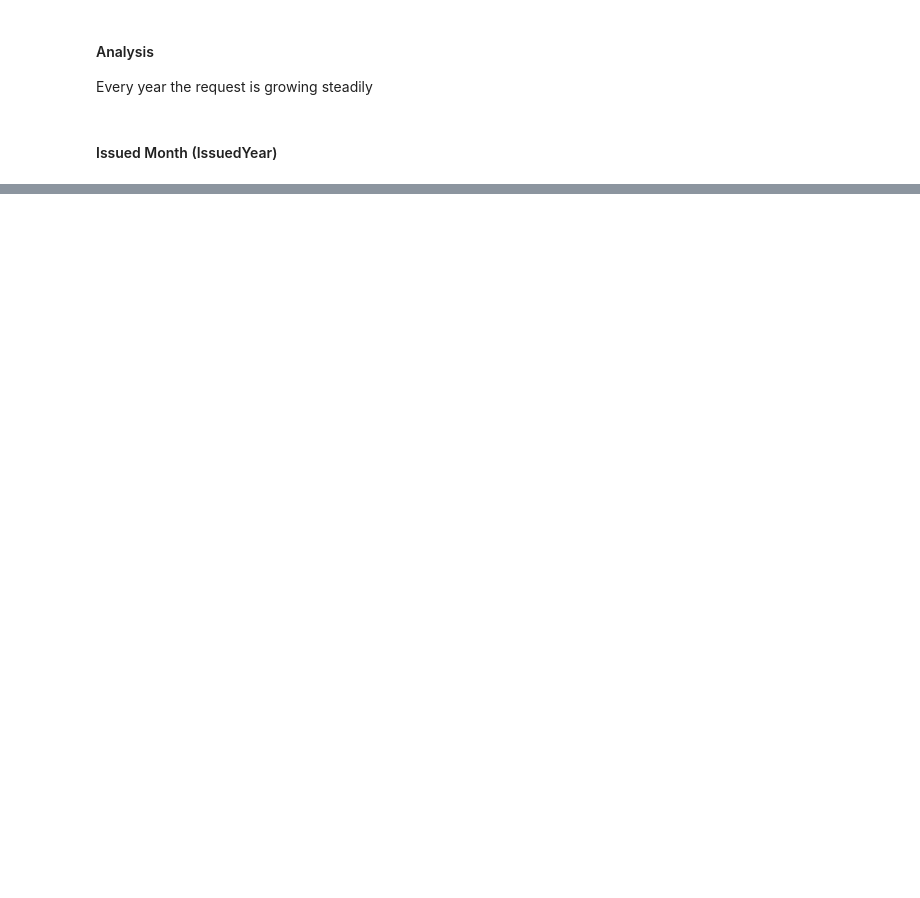
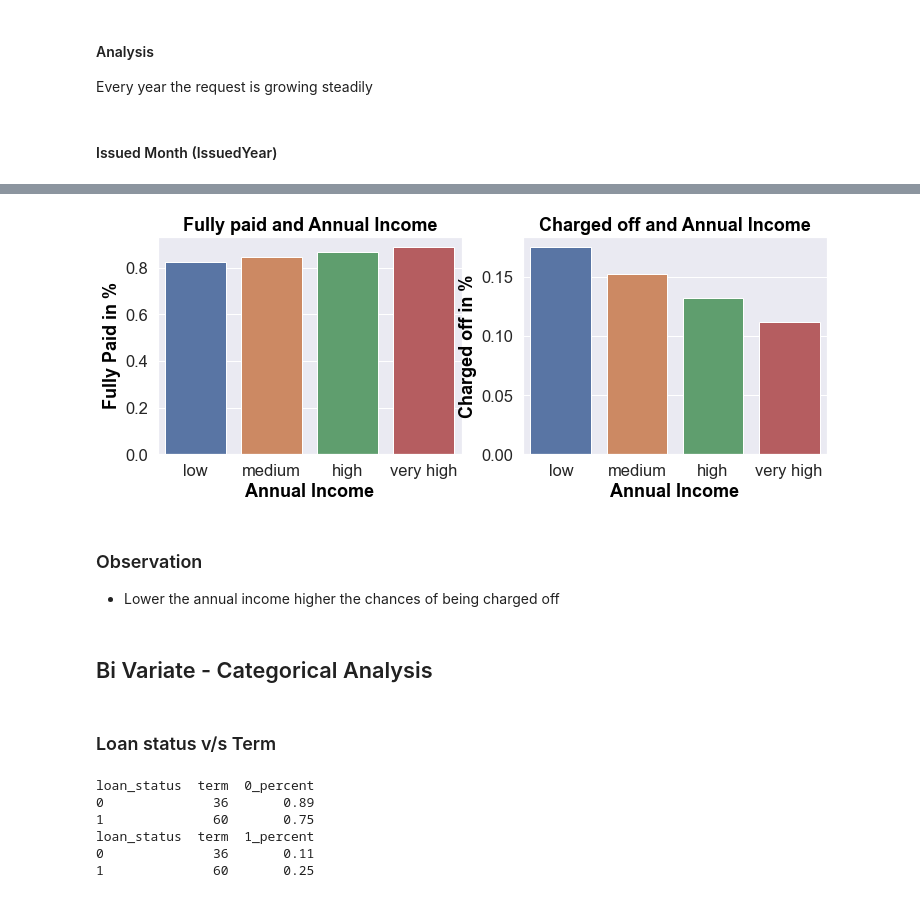
Before and after one commit to mazinmk/lending-club, a Jupyter notebook: Lending-Club-Case-Study.ipynb, the cells around one changed output, grey strips where cells are left out. Cells and saved outputs as stored; diff of their text form; code cells hidden in the pictures; blank space fills up the shorter version.

```diff
--- a/Lending-Club-Case-Study.ipynb
+++ b/Lending-Club-Case-Study.ipynb
@@ -1033,0 +1190,17 @@ plt.show()
+# %%
+# Create 4 segments for Annual Income by using q cut 4 quartiles
+
+qcut_series , qcut_intervals= pd.qcut(loans_df.annual_inc, q=4,
+                                      labels=['low','medium', 'high', 'very high'],
+                                      retbins=True)
+
+loans_df['ann_inc_bins'] = qcut_series
+
+# Compute the fully paid and charged off percentage
+
+ann_inc_filter = loans_df.groupby(['ann_inc_bins'])['loan_status'].value_counts().unstack().reset_index()
+ann_inc_filter['1_percent'] = (ann_inc_filter[1] / (ann_inc_filter[1] + ann_inc_filter[0]))
+ann_inc_filter['0_percent'] = (ann_inc_filter[0] / (ann_inc_filter[1] + ann_inc_filter[0]))
+print (ann_inc_filter[['ann_inc_bins', '0_percent']].sort_values(('0_percent'), ascending=False))
+print ("------------------------------------------")
+print (ann_inc_filter[['ann_inc_bins', '1_percent']].sort_values(('1_percent'), ascending=False))
@@ -1033,0 +1219,43 @@ plt.show()
+# %%
+# Plot the graphs
+plt.figure(figsize=(12,4))
+
+# subplot 1
+plt.subplot(1, 2, 1)
+fig_1 = sns.barplot(x='ann_inc_bins', y='0_percent', data=ann_inc_filter)
+fig_1.set_title('Fully paid and Annual Income',color='black',fontweight='bold')
+fig_1.set_xlabel('Annual Income', color='black',fontweight='bold')
+fig_1.set_ylabel('Fully Paid in %' ,color='black',fontweight='bold')
+
+
+# subplot 2
+plt.subplot(1, 2, 2)
+fig_2 = sns.barplot(x='ann_inc_bins', y='1_percent', data=ann_inc_filter)
+fig_2.set_title('Charged off and Annual Income',color='black',fontweight='bold')
+fig_2.set_xlabel('Annual Income', color='black',fontweight='bold')
+fig_2.set_ylabel('Charged off in %' ,color='black',fontweight='bold')
+
+plt.show()
+# %% [output]
+[figure, added]
+# %% [markdown]
+### Observation
+
+- Lower the annual income higher the chances of being charged off
+# %% [markdown]
+## Bi Variate  -  Categorical Analysis
+# %% [markdown]
+### Loan status v/s Term
+# %%
+loans_term_filter = loans_df.groupby(['term'])['loan_status'].value_counts().unstack().reset_index()
+loans_term_filter['1_percent'] = (loans_term_filter[1] / (loans_term_filter[1] + loans_term_filter[0]))
+loans_term_filter['0_percent'] = (loans_term_filter[0] / (loans_term_filter[1] + loans_term_filter[0]))
+print (loans_term_filter[['term', '0_percent']].sort_values(('0_percent'), ascending=False))
+print (loans_term_filter[['term', '1_percent']].sort_values(('1_percent'), ascending=True))
+# %% [output]
+loan_status  term  0_percent
+0              36       0.89
+1              60       0.75
+loan_status  term  1_percent
+0              36       0.11
+1              60       0.25
```
Also changed, not shown: parts of 105 cells of this notebook.
